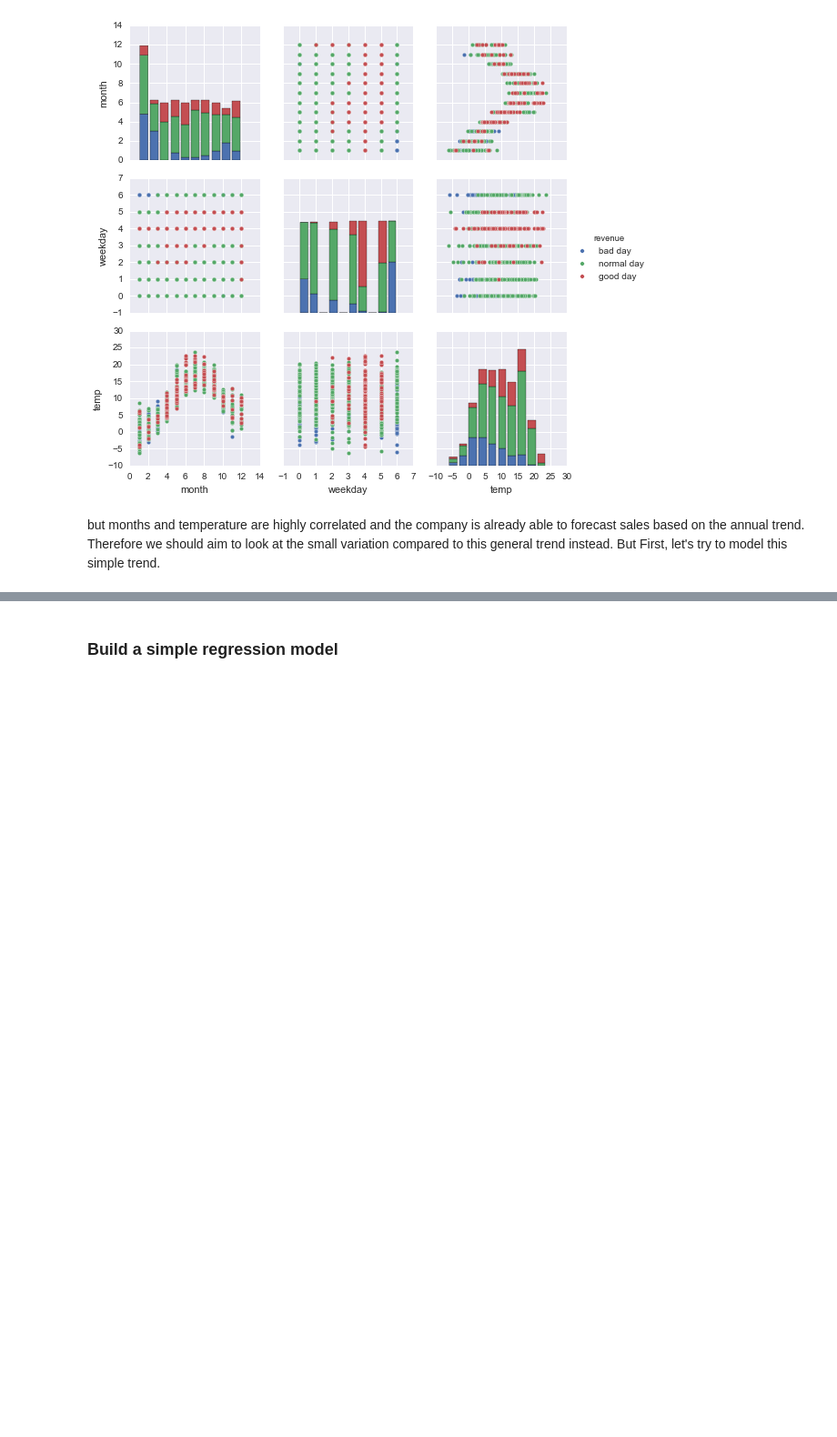
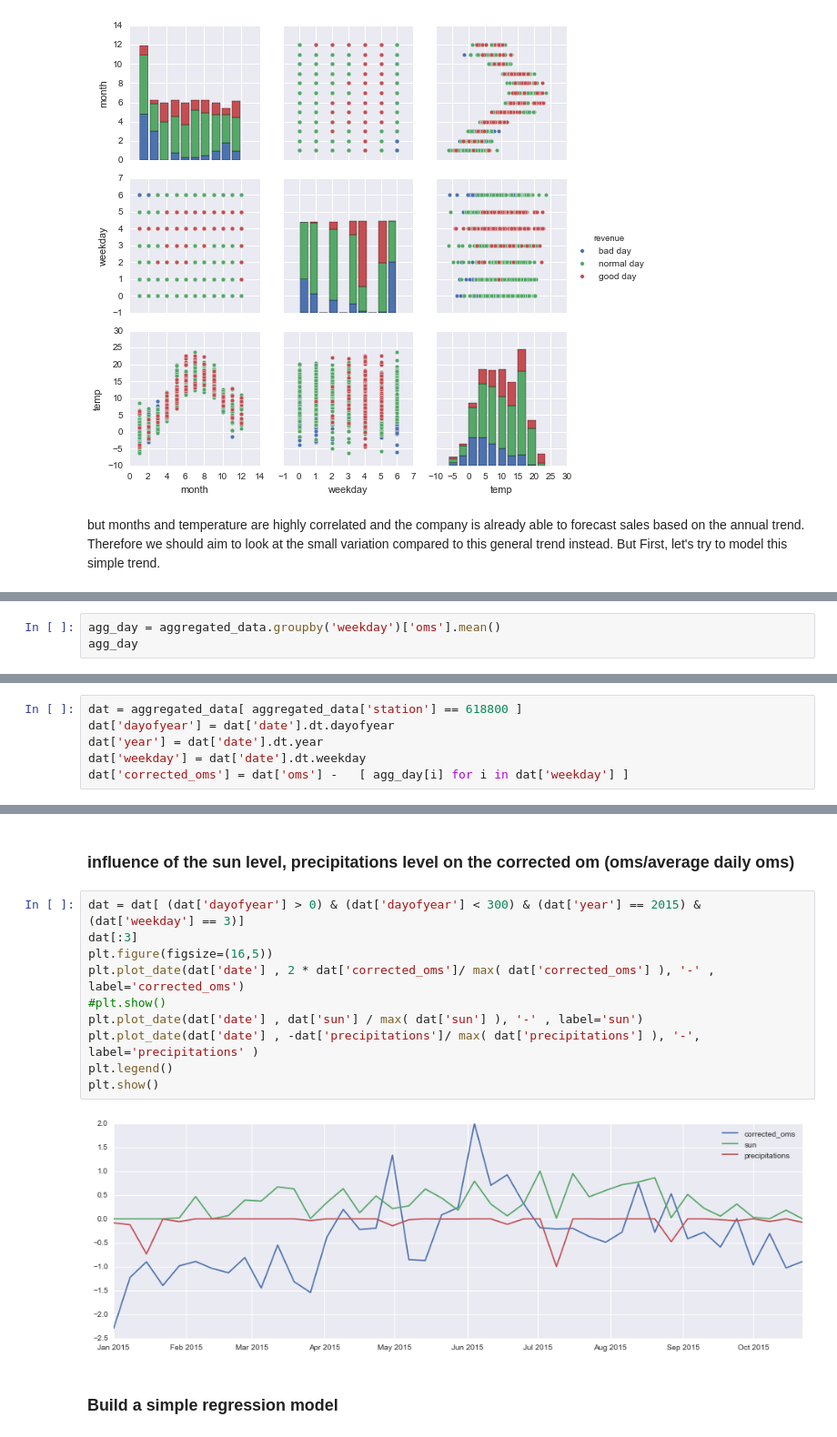
Before and after one commit to vlievin/OiX-2016---Understanding-Weather-Impact-on-Beer-Sales-in-Denmark, a Jupyter notebook: explore sales data.ipynb, the cells around one changed output, grey strips where cells are left out. Shown at 91% size. Drawn from its saved outputs; the diff is of its cells as text; blank space fills up the shorter version.

```diff
--- a/explore sales data.ipynb
+++ b/explore sales data.ipynb
@@ -176,0 +185,3 @@ but months and temperature are highly correlated and the company is already able
+# %%
+agg_day = aggregated_data.groupby('weekday')['oms'].mean()
+agg_day
@@ -176,0 +198,6 @@ but months and temperature are highly correlated and the company is already able
+# %%
+dat = aggregated_data[ aggregated_data['station'] == 618800 ]
+dat['dayofyear'] = dat['date'].dt.dayofyear
+dat['year'] = dat['date'].dt.year
+dat['weekday'] = dat['date'].dt.weekday
+dat['corrected_oms'] = dat['oms'] -   [ agg_day[i] for i in dat['weekday'] ]
@@ -177,3 +223,17 @@ but months and temperature are highly correlated and the company is already able
+# %% [markdown]
+### influence of the sun level, precipitations level on the corrected om (oms/average daily oms)
+# %%
+dat = dat[ (dat['dayofyear'] > 0) & (dat['dayofyear'] < 300) & (dat['year'] == 2015) & (dat['weekday'] == 3)]
+dat[:3]
+plt.figure(figsize=(16,5))
+plt.plot_date(dat['date'] , 2 * dat['corrected_oms']/ max( dat['corrected_oms'] ), '-' , label='corrected_oms')
+#plt.show()
+plt.plot_date(dat['date'] , dat['sun'] / max( dat['sun'] ), '-' , label='sun')
+plt.plot_date(dat['date'] , -dat['precipitations']/ max( dat['precipitations'] ), '-', label='precipitations' )
+plt.legend()
+plt.show()
+# %% [output]
+[figure, added]
 # %% [markdown]
 ### Build a simple regression model
 # %%
```
Also changed, not shown: parts of 13 cells of this notebook, 1 other file.
